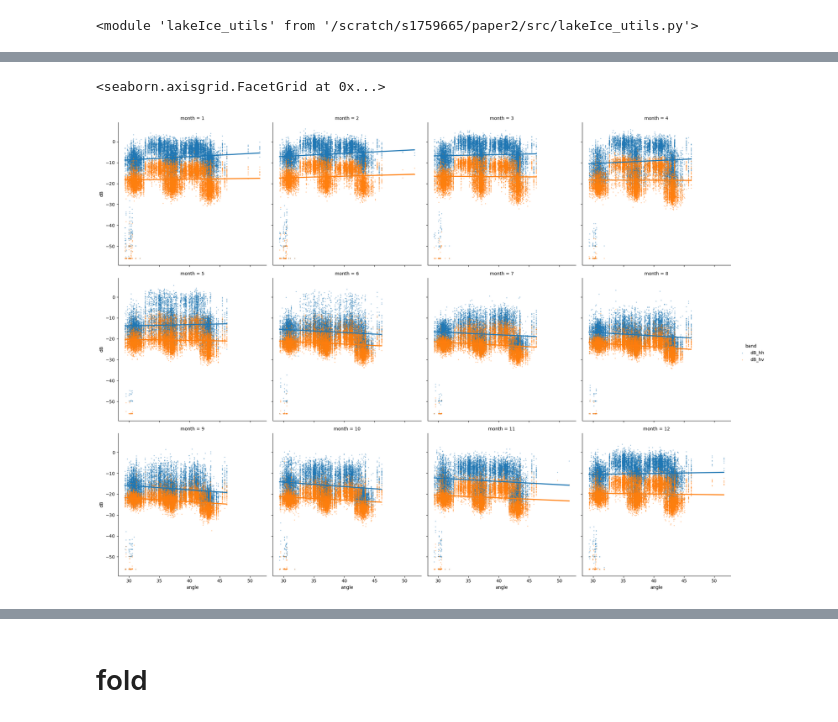
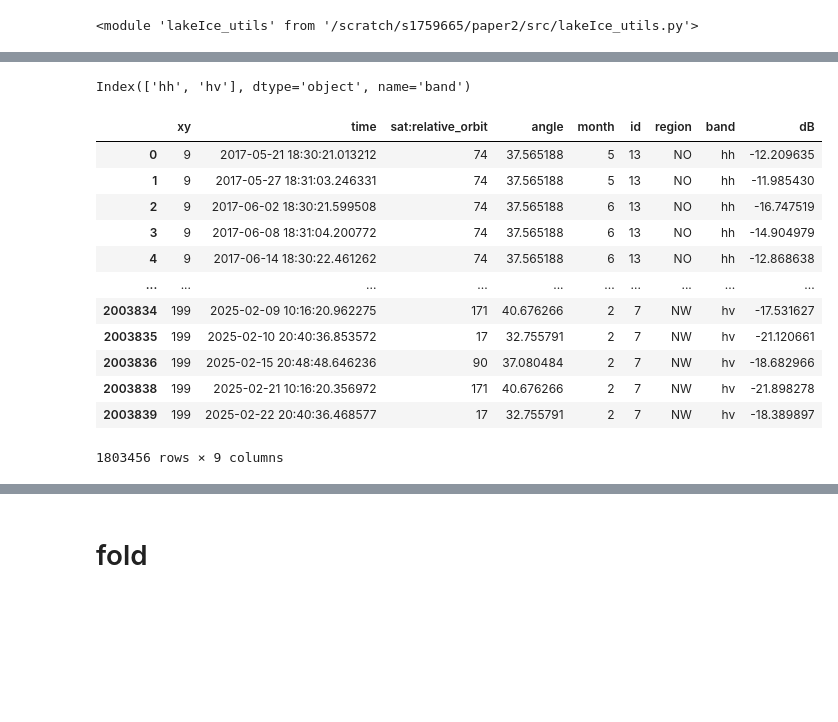
Before and after one commit to tlohde/lake-terminating-glaciers, a Jupyter notebook: src/lake_ice.ipynb, the cells around one changed output, grey strips where cells are left out. Saved outputs shown, nothing was run; the diff lists cells and outputs as text; code cells hidden in the pictures; blank space fills up the shorter version.

```diff
--- a/src/lake_ice.ipynb
+++ b/src/lake_ice.ipynb
@@ -101,24 +41,19 @@ http://127.0.0.1:8787/status
 # %%
-S = pd.concat(samples).reset_index(drop=True)
-S = (S
-     .melt(
-         ['xy', 'time', 'sat:relative_orbit', 'angle', 'month', 'id', 'region']
-         )
-     .rename(columns={
-         'variable': 'band',
-         'value': 'dB'
-         }
-             )
-)
-S['angle'] = np.degrees(S['angle'])
+df = pd.concat([pd.read_parquet(f) for f in glob('../results/lakeIce/*_sample.parquet')])
+df = df.melt(['xy', 'time', 'sat:relative_orbit', 'angle', 'month', 'id', 'region'])
+df = df.rename(columns={
+    'variable': 'band',
+    'value': 'dB'
+})
+df['band'] = df['band'].str.replace('dB_', '')
+df['angle'] = np.degrees(df['angle'])
 # %%
-sns.lmplot(data=S,
-            x='angle', y='dB',
-            col='month',
-            col_wrap=4,
-            # style='sat:relative_orbit',
-            hue='band',
-            scatter_kws={'marker':'.', 'alpha':0.3, 's':2})
+# sns.lmplot(
+#     df,
+#     x='angle',
+#     y='dB',
+#     hue='band',
+#     col='month',
+#     col_wrap=4,
+#     scatter_kws={'s': 1, 'alpha': 0.5, 'marker': '.'}
+# )
-# %% [output]
-<seaborn.axisgrid.FacetGrid at 0x...>
-[figure, removed]
@@ -124,0 +69,4 @@ sns.lmplot(data=S,
+# %%
+outliers.index
+# %% [output]
+Index(['hh', 'hv'], dtype='object', name='band')
@@ -124,0 +86,16 @@ sns.lmplot(data=S,
+# %%
+df.loc[idx]
+# %% [output]
+|  | xy | time | sat:relative_orbit | angle | month | id | region | band | dB |
+| 0 | 9 | 2017-05-21 18:30:21.013212 | 74 | 37.565188 | 5 | 13 | NO | hh | -12.209635 |
+| 1 | 9 | 2017-05-27 18:31:03.246331 | 74 | 37.565188 | 5 | 13 | NO | hh | -11.985430 |
+| 2 | 9 | 2017-06-02 18:30:21.599508 | 74 | 37.565188 | 6 | 13 | NO | hh | -16.747519 |
+| 3 | 9 | 2017-06-08 18:31:04.200772 | 74 | 37.565188 | 6 | 13 | NO | hh | -14.904979 |
+| 4 | 9 | 2017-06-14 18:30:22.461262 | 74 | 37.565188 | 6 | 13 | NO | hh | -12.868638 |
+| ... | ... | ... | ... | ... | ... | ... | ... | ... | ... |
+| 2003834 | 199 | 2025-02-09 10:16:20.962275 | 171 | 40.676266 | 2 | 7 | NW | hv | -17.531627 |
+| 2003835 | 199 | 2025-02-10 20:40:36.853572 | 17 | 32.755791 | 2 | 7 | NW | hv | -21.120661 |
+| 2003836 | 199 | 2025-02-15 20:48:48.646236 | 90 | 37.080484 | 2 | 7 | NW | hv | -18.682966 |
+| 2003838 | 199 | 2025-02-21 10:16:20.356972 | 171 | 40.676266 | 2 | 7 | NW | hv | -21.898278 |
+| 2003839 | 199 | 2025-02-22 20:40:36.468577 | 17 | 32.755791 | 2 | 7 | NW | hv | -18.389897 |
+1803456 rows × 9 columns
```
Also changed, not shown: parts of 14 cells of this notebook, 2 other files.
